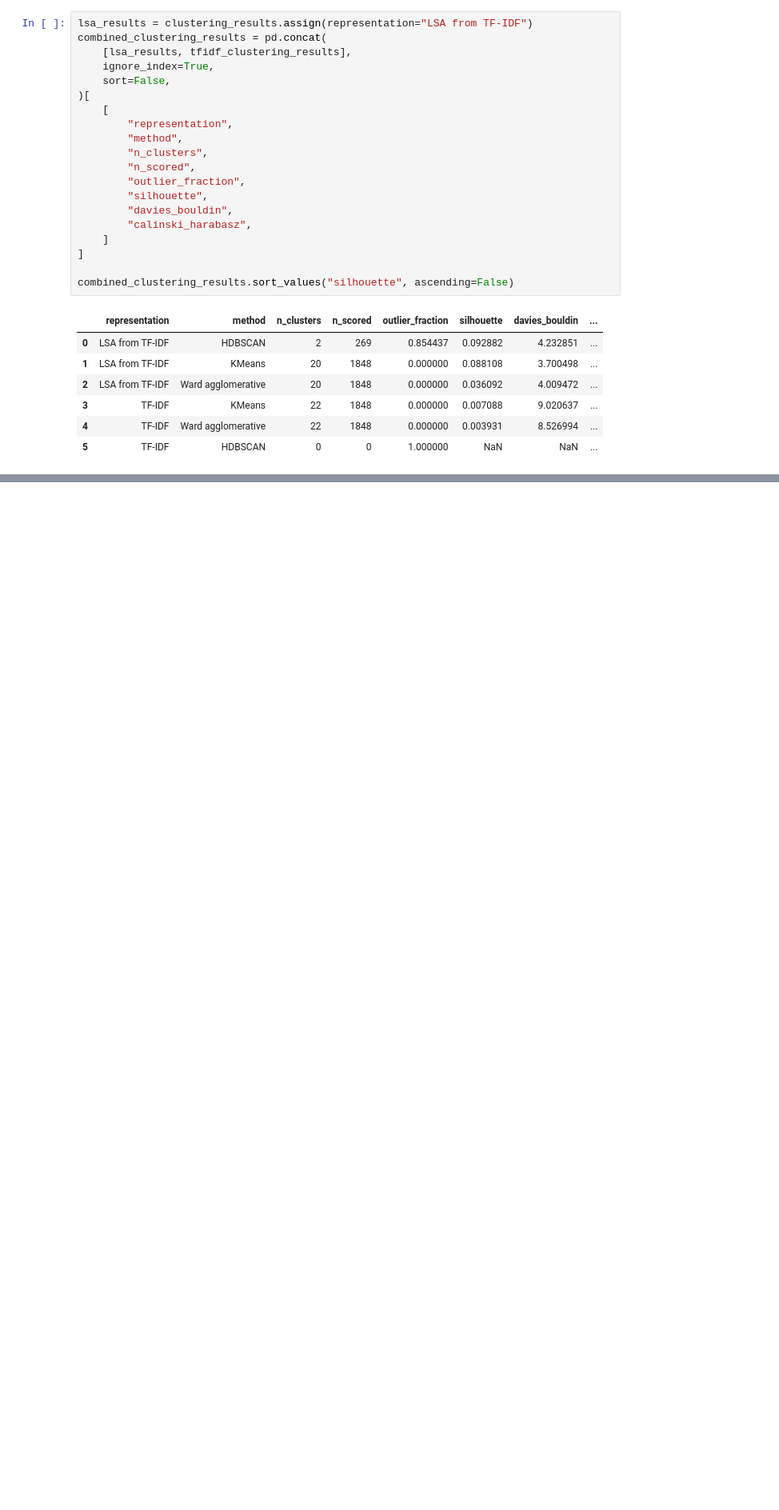
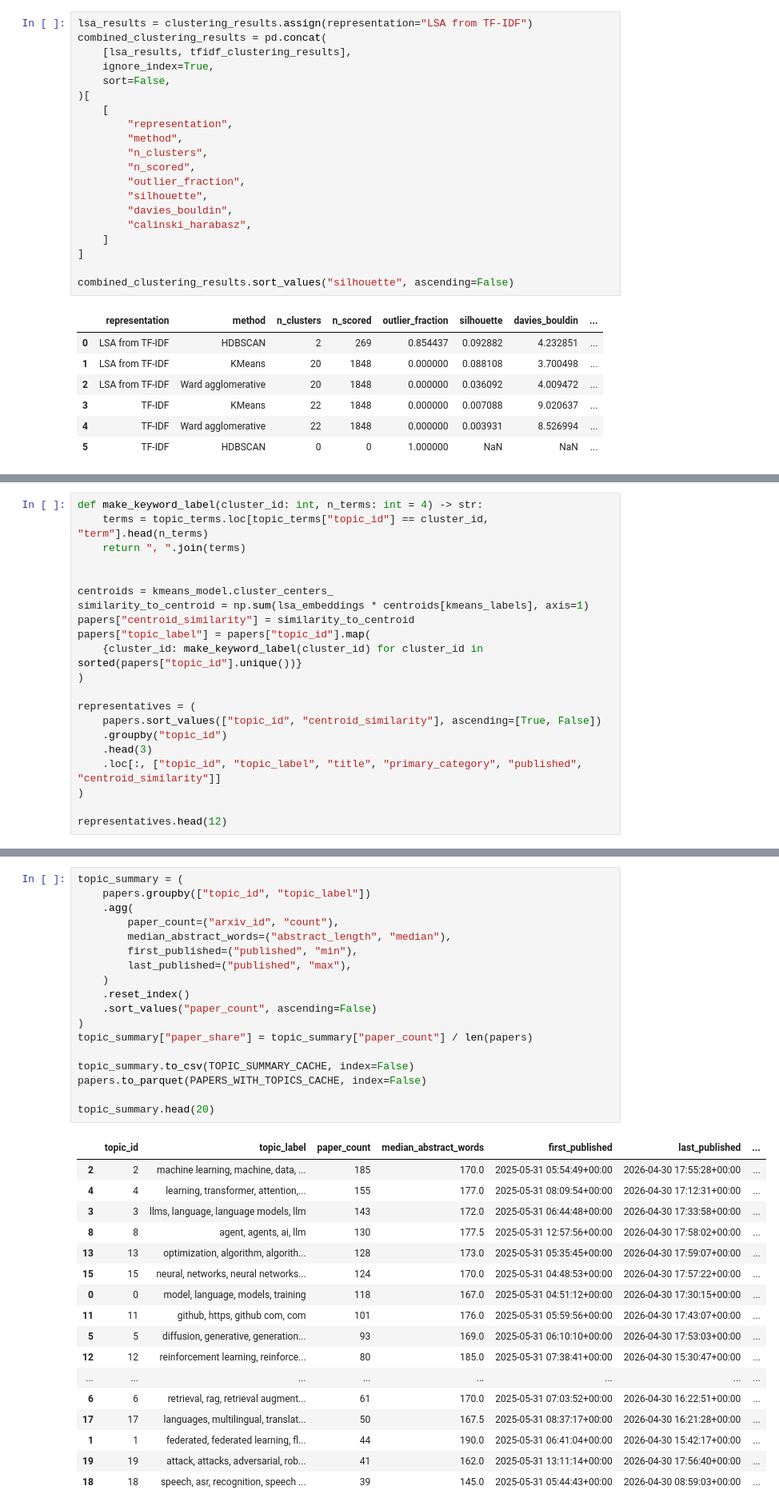
Before and after one commit to dobosipeter/usml_homework, a Jupyter notebook: arxiv_topics.ipynb, the cells around one changed output, grey strips where cells are left out. Shown at 80% size. Cells and saved outputs as stored; diff of their text form; blank space fills up the shorter version.

```diff
--- a/arxiv_topics.ipynb
+++ b/arxiv_topics.ipynb
@@ -612,0 +680,21 @@ combined_clustering_results.sort_values("silhouette", ascending=False)
+# %%
+def make_keyword_label(cluster_id: int, n_terms: int = 4) -> str:
+    terms = topic_terms.loc[topic_terms["topic_id"] == cluster_id, "term"].head(n_terms)
+    return ", ".join(terms)
+
+
+centroids = kmeans_model.cluster_centers_
+similarity_to_centroid = np.sum(lsa_embeddings * centroids[kmeans_labels], axis=1)
+papers["centroid_similarity"] = similarity_to_centroid
+papers["topic_label"] = papers["topic_id"].map(
+    {cluster_id: make_keyword_label(cluster_id) for cluster_id in sorted(papers["topic_id"].unique())}
+)
+
+representatives = (
+    papers.sort_values(["topic_id", "centroid_similarity"], ascending=[True, False])
+    .groupby("topic_id")
+    .head(3)
+    .loc[:, ["topic_id", "topic_label", "title", "primary_category", "published", "centroid_similarity"]]
+)
+
+representatives.head(12)
@@ -612,0 +715,36 @@ combined_clustering_results.sort_values("silhouette", ascending=False)
+# %%
+topic_summary = (
+    papers.groupby(["topic_id", "topic_label"])
+    .agg(
+        paper_count=("arxiv_id", "count"),
+        median_abstract_words=("abstract_length", "median"),
+        first_published=("published", "min"),
+        last_published=("published", "max"),
+    )
+    .reset_index()
+    .sort_values("paper_count", ascending=False)
+)
+topic_summary["paper_share"] = topic_summary["paper_count"] / len(papers)
+
+topic_summary.to_csv(TOPIC_SUMMARY_CACHE, index=False)
+papers.to_parquet(PAPERS_WITH_TOPICS_CACHE, index=False)
+
+topic_summary.head(20)
+# %% [output]
+|  | topic_id | topic_label | paper_count | median_abstract_words | first_published | last_published | ... |
+| 2 | 2 | machine learning, machine, data, ... | 185 | 170.0 | 2025-05-31 05:54:49+00:00 | 2026-04-30 17:55:28+00:00 | ... |
+| 4 | 4 | learning, transformer, attention,... | 155 | 177.0 | 2025-05-31 08:09:54+00:00 | 2026-04-30 17:12:31+00:00 | ... |
+| 3 | 3 | llms, language, language models, llm | 143 | 172.0 | 2025-05-31 06:44:48+00:00 | 2026-04-30 17:33:58+00:00 | ... |
+| 8 | 8 | agent, agents, ai, llm | 130 | 177.5 | 2025-05-31 12:57:56+00:00 | 2026-04-30 17:58:02+00:00 | ... |
+| 13 | 13 | optimization, algorithm, algorith... | 128 | 173.0 | 2025-05-31 05:35:45+00:00 | 2026-04-30 17:59:07+00:00 | ... |
+| 15 | 15 | neural, networks, neural networks... | 124 | 170.0 | 2025-05-31 04:48:53+00:00 | 2026-04-30 17:57:22+00:00 | ... |
+| 0 | 0 | model, language, models, training | 118 | 167.0 | 2025-05-31 04:51:12+00:00 | 2026-04-30 17:30:15+00:00 | ... |
+| 11 | 11 | github, https, github com, com | 101 | 176.0 | 2025-05-31 05:59:56+00:00 | 2026-04-30 17:43:07+00:00 | ... |
+| 5 | 5 | diffusion, generative, generation... | 93 | 169.0 | 2025-05-31 06:10:10+00:00 | 2026-04-30 17:53:03+00:00 | ... |
+| 12 | 12 | reinforcement learning, reinforce... | 80 | 185.0 | 2025-05-31 07:38:41+00:00 | 2026-04-30 15:30:47+00:00 | ... |
+| ... | ... | ... | ... | ... | ... | ... | ... |
+| 6 | 6 | retrieval, rag, retrieval augment... | 61 | 170.0 | 2025-05-31 07:03:52+00:00 | 2026-04-30 16:22:51+00:00 | ... |
+| 17 | 17 | languages, multilingual, translat... | 50 | 167.5 | 2025-05-31 08:37:17+00:00 | 2026-04-30 16:21:28+00:00 | ... |
+| 1 | 1 | federated, federated learning, fl... | 44 | 190.0 | 2025-05-31 06:41:04+00:00 | 2026-04-30 15:42:17+00:00 | ... |
+| 19 | 19 | attack, attacks, adversarial, rob... | 41 | 162.0 | 2025-05-31 13:11:14+00:00 | 2026-04-30 17:56:40+00:00 | ... |
+| 18 | 18 | speech, asr, recognition, speech ... | 39 | 145.0 | 2025-05-31 05:44:43+00:00 | 2026-04-30 08:59:03+00:00 | ... |
```
Also changed, not shown: parts of 7 cells of this notebook.
